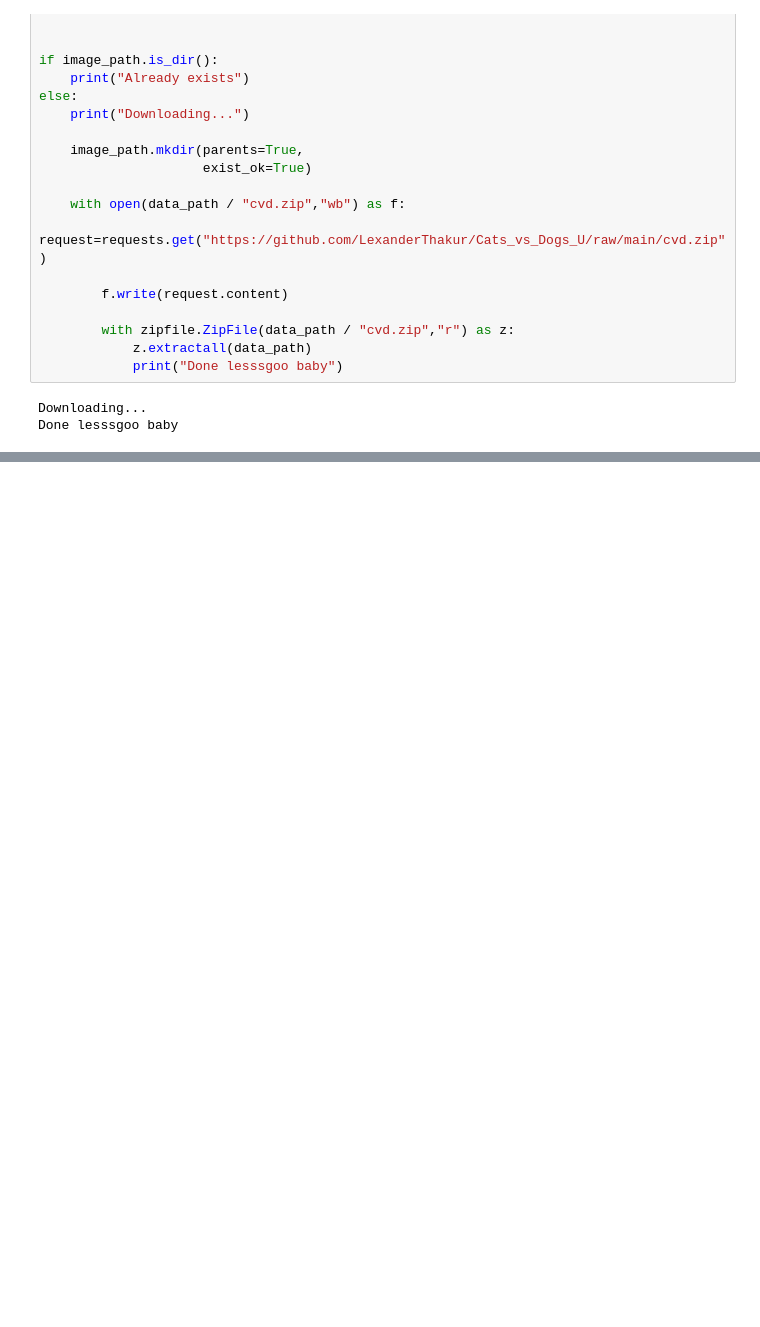
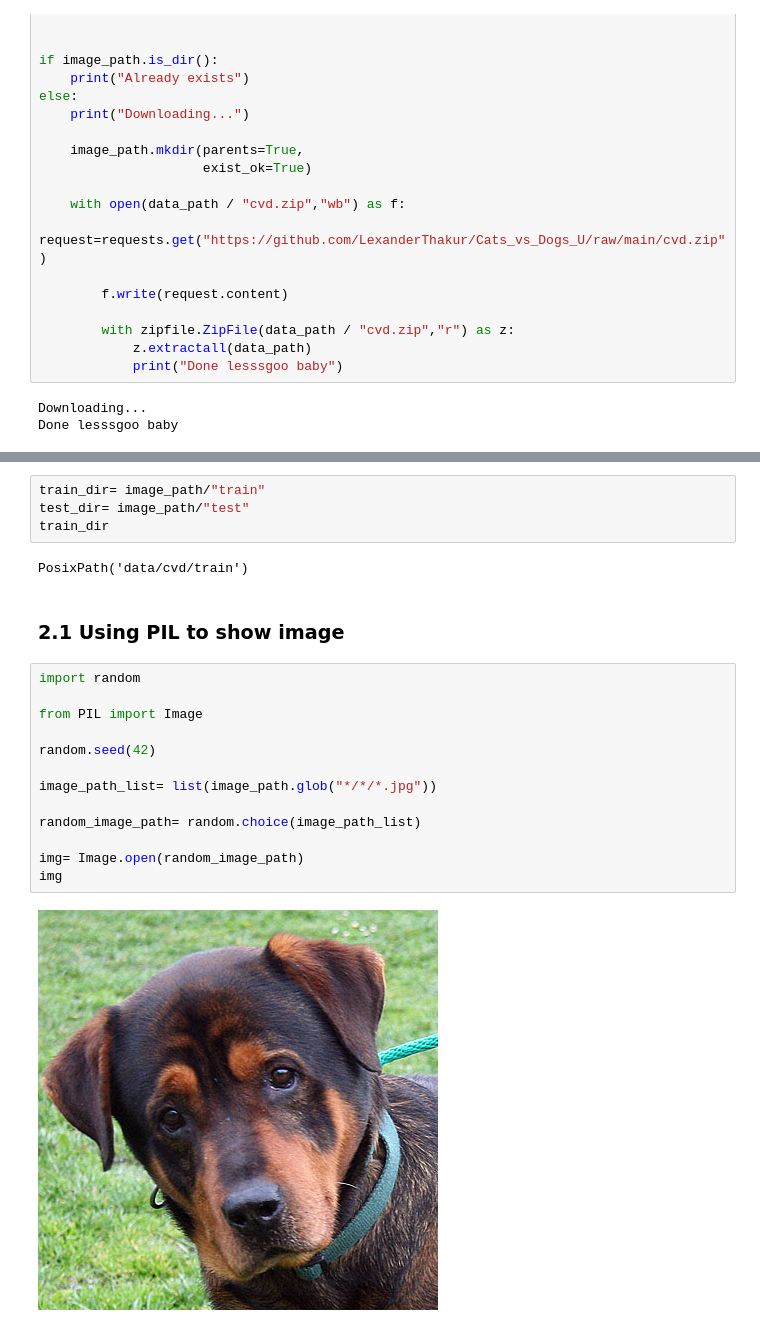
Before and after one commit to LexanderThakur/Cats_vs_Dogs_U, a Jupyter notebook: CVDU.ipynb, the cells around one changed output, grey strips where cells are left out. Cells and saved outputs as stored; diff of their text form; blank space fills up the shorter version.

```diff
--- a/CVDU.ipynb
+++ b/CVDU.ipynb
@@ -43,0 +75,23 @@ Done lesssgoo baby
+# %%
+train_dir= image_path/"train"
+test_dir= image_path/"test"
+train_dir
+# %% [output]
+PosixPath('data/cvd/train')
+# %% [markdown]
+### 2.1 Using PIL to show image
+# %%
+import random
+
+from PIL import Image
+
+random.seed(42)
+
+image_path_list= list(image_path.glob("*/*/*.jpg"))
+
+random_image_path= random.choice(image_path_list)
+
+img= Image.open(random_image_path)
+img
+# %% [output]
+[figure, added]
```
Also changed, not shown: parts of 17 cells of this notebook.
